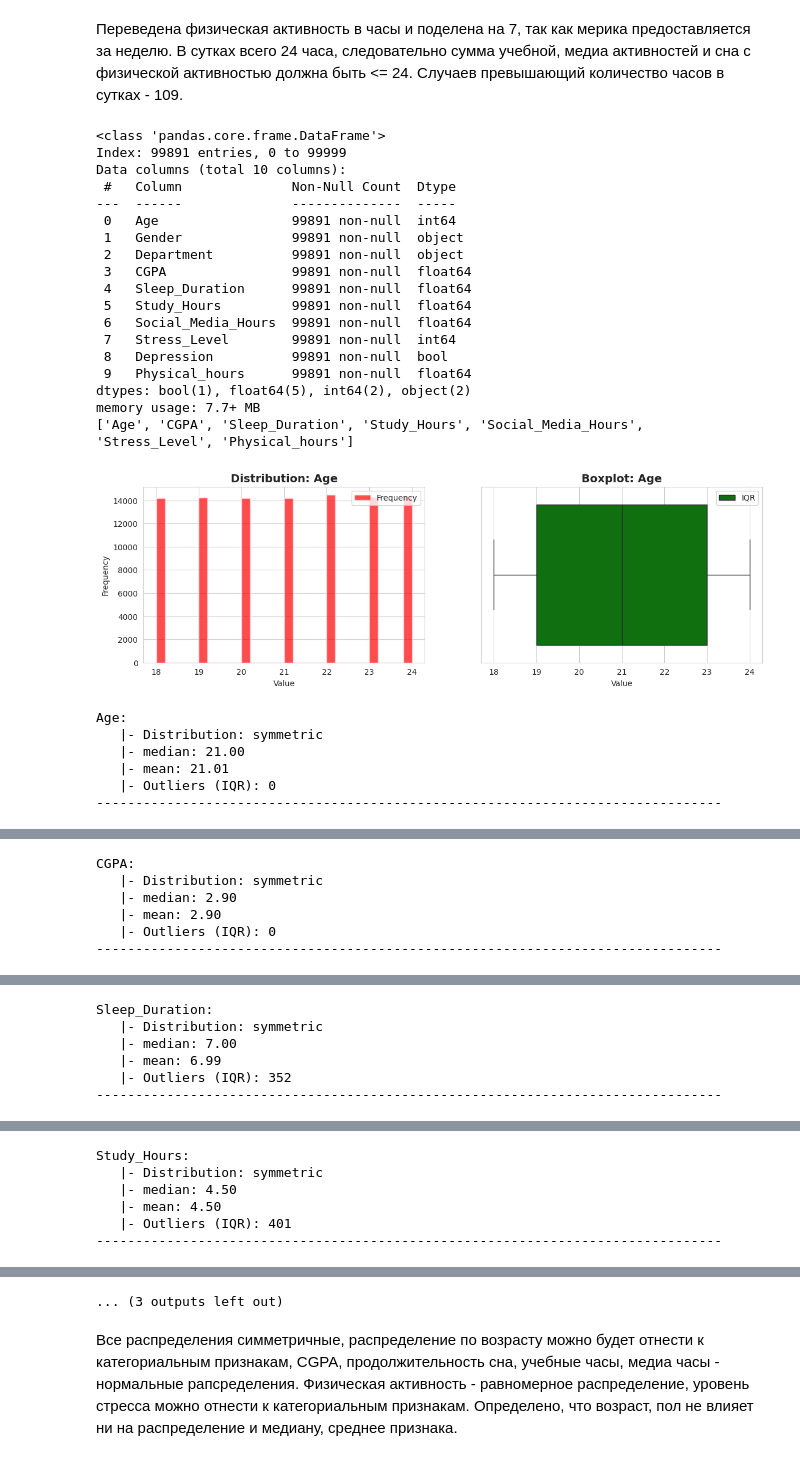
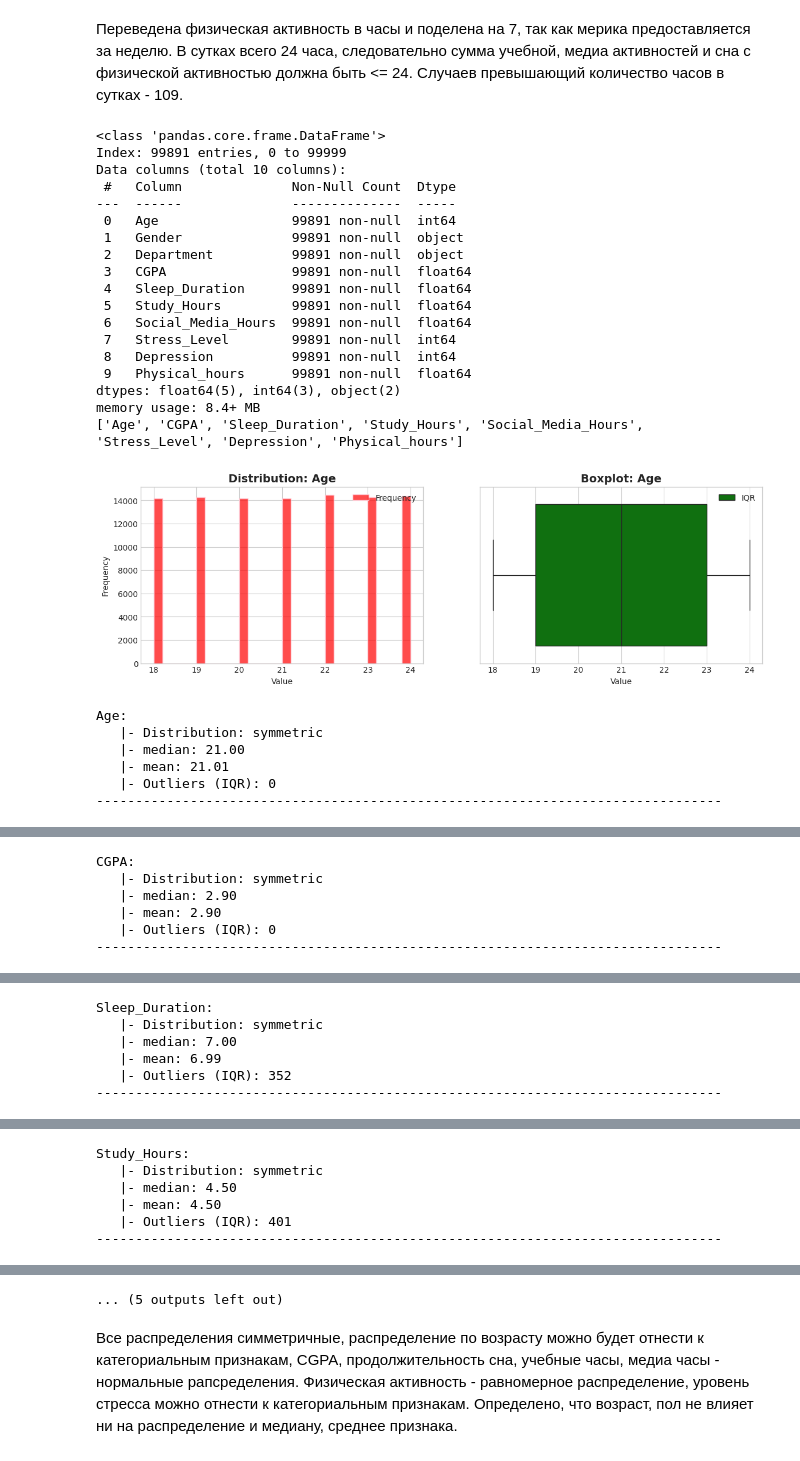
Before and after one commit to TaySon-7/APEX-Analytics, a Jupyter notebook: lab1.ipynb, the cells around one changed output, grey strips where cells are left out. Saved outputs shown, nothing was run; the diff lists cells and outputs as text; code cells hidden in the pictures.

```diff
--- a/lab1.ipynb
+++ b/lab1.ipynb
@@ -105,43 +105,43 @@ for col in columns:
 
             lower_bound = Q1 - 1.5 * IQR
             upper_bound = Q3 + 1.5 * IQR
-
+            df_for_analitics = df_for_analitics[(df_for_analitics[col] >= lower_bound) & (df_for_analitics[col] <= upper_bound)]
             outliers_count = ((cold < lower_bound) | (cold > upper_bound)).sum()
 
             skew = cold.skew()
             if abs(skew) < 0.5:
                 skew_text = "symmetric"
             elif skew > 0:
                 skew_text = "right-skewed"
             else:
                 skew_text = "left-skewed"
 
             print(f"{col}:")
             print(f"   |- Distribution: {skew_text}")
             print(f"   |- median: {df[col].median():.2f}")
             print(f"   |- mean: {df[col].mean():.2f}")
             print(f"   |- Outliers (IQR): {outliers_count}")
             print("-" * 80)
 # %% [output]
 <class 'pandas.core.frame.DataFrame'>
 Index: 99891 entries, 0 to 99999
 Data columns (total 10 columns):
  #   Column              Non-Null Count  Dtype
 ---  ------              --------------  -----
  0   Age                 99891 non-null  int64
  1   Gender              99891 non-null  object
  2   Department          99891 non-null  object
  3   CGPA                99891 non-null  float64
  4   Sleep_Duration      99891 non-null  float64
  5   Study_Hours         99891 non-null  float64
  6   Social_Media_Hours  99891 non-null  float64
  7   Stress_Level        99891 non-null  int64
- 8   Depression          99891 non-null  bool
+ 8   Depression          99891 non-null  int64
  9   Physical_hours      99891 non-null  float64
-dtypes: bool(1), float64(5), int64(2), object(2)
-memory usage: 7.7+ MB
-['Age', 'CGPA', 'Sleep_Duration', 'Study_Hours', 'Social_Media_Hours', 'Stress_Level', 'Physical_hours']
+dtypes: float64(5), int64(3), object(2)
+memory usage: 8.4+ MB
+['Age', 'CGPA', 'Sleep_Duration', 'Study_Hours', 'Social_Media_Hours', 'Stress_Level', 'Depression', 'Physical_hours']
-[figure, old version]
+[figure, new version]
 Age:
    |- Distribution: symmetric
    |- median: 21.00
@@ -177,7 +177,7 @@ Social_Media_Hours:
    |- Outliers (IQR): 308
 --------------------------------------------------------------------------------
 [figure]
-... (3 outputs left out)
+... (5 outputs left out)
 # %% [markdown]
  Все распределения симметричные, распределение по возрасту можно будет отнести к категориальным признакам, CGPA, продолжительность сна, учебные часы, медиа часы - нормальные рапсределения. Физическая активность - равномерное распределение, уровень стресса можно отнести к категориальным признакам.
  Определено, что возраст, пол не влияет ни на распределение и медиану, среднее признака.
```
Also changed, not shown: parts of 4 cells of this notebook.
